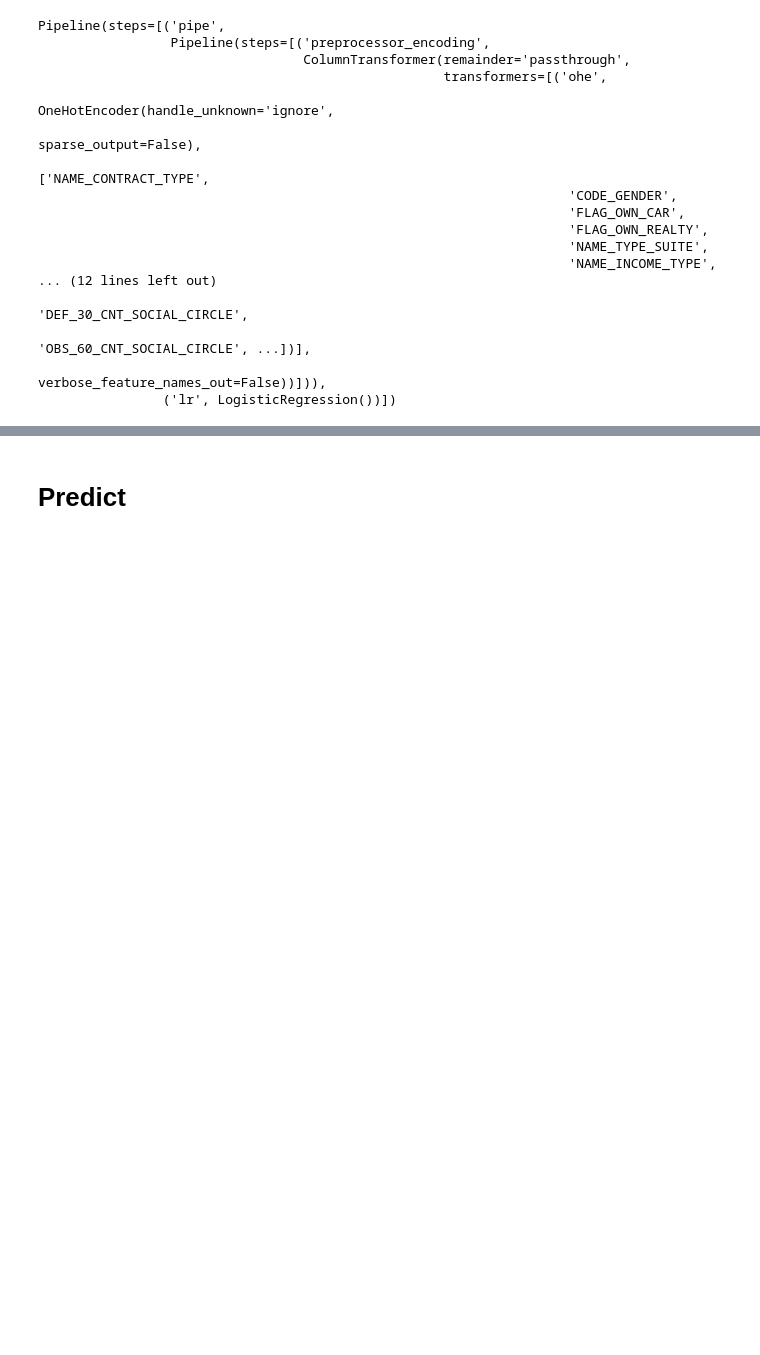
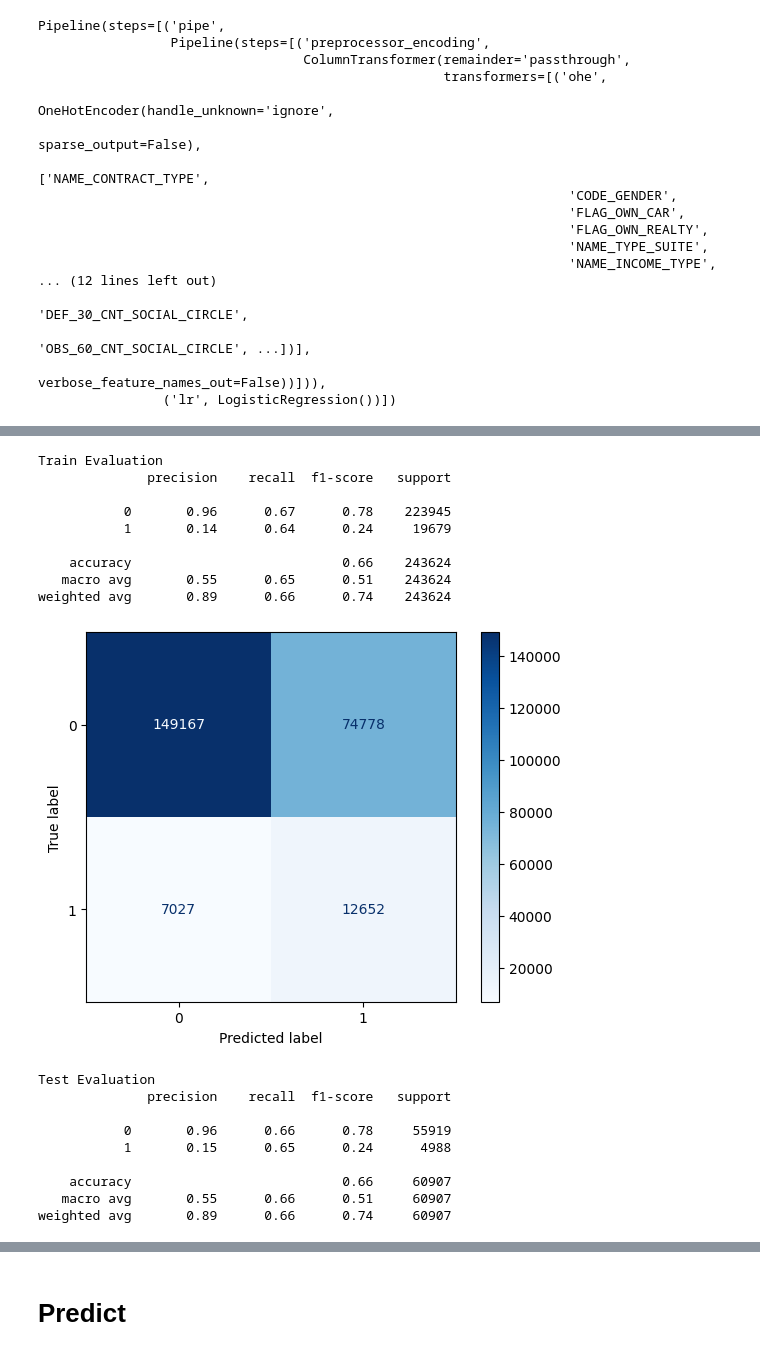
Before and after one commit to annahanslc/home-credit-default-risk-project, a Jupyter notebook: Project drafts/EDA_1_baseline_LR_weighted.ipynb, the cells around one changed output, grey strips where cells are left out. Saved outputs shown, nothing was run; the diff lists cells and outputs as text; code cells hidden in the pictures; blank space fills up the shorter version.

```diff
--- a/EDA_1.ipynb
+++ b/Project drafts/EDA_1_baseline_LR_weighted.ipynb
@@ -7,7 +19,7 @@ from src.helpers import *
 # %%
 # import data from the application_train
 
-df = pd.read_csv('data/application_train.csv')
+df = pd.read_csv('../data/application_train.csv')
 
 df.head()
 # %% [output]
@@ -449,5 +481,6 @@ Pipeline(steps=[('pipe',
                                                     verbose_feature_names_out=False))])),
                 ('lr', LogisticRegression())])
 # %%
-eval_classification(lr_pipe, X_train, y_train, X_test, y_test, model_name='LR Baseline', pos_label=1)
+lr_results = eval_classification(lr_pipe, X_train, y_train, X_test, y_test, model_name='LR Baseline', pos_label=1)
+lr_results
 # %% [output]
@@ -475,0 +518,11 @@ weighted avg       0.88      0.92      0.88     60907
+# %%
+# using class weights to balance the classes
+
+from imblearn.pipeline import make_pipeline
+
+logreg_balanced = LogisticRegression(max_iter=1000, class_weight='balanced')
+
+estimators = [step[1] for step in pipe.steps]
+logreg_balanced_pipe = make_pipeline(*estimators, logreg_balanced)
+
+logreg_balanced_pipe.fit(X_train, y_train)
@@ -475,0 +552,27 @@ weighted avg       0.88      0.92      0.88     60907
+# %%
+# checking the model results
+
+results_balanced = eval_classification(logreg_balanced_pipe, X_train, y_train, X_test, y_test,
+                    model_name='LR Balanced Weights', pos_label=1, results_frame=lr_results)
+
+results_balanced
+# %% [output]
+Train Evaluation
+              precision    recall  f1-score   support
+
+           0       0.96      0.67      0.78    223945
+           1       0.14      0.64      0.24     19679
+
+    accuracy                           0.66    243624
+   macro avg       0.55      0.65      0.51    243624
+weighted avg       0.89      0.66      0.74    243624
+[figure, added]
+Test Evaluation
+              precision    recall  f1-score   support
+
+           0       0.96      0.66      0.78     55919
+           1       0.15      0.65      0.24      4988
+
+    accuracy                           0.66     60907
+   macro avg       0.55      0.66      0.51     60907
+weighted avg       0.89      0.66      0.74     60907
```
Also changed, not shown: parts of 14 cells of this notebook, 4 other files.
